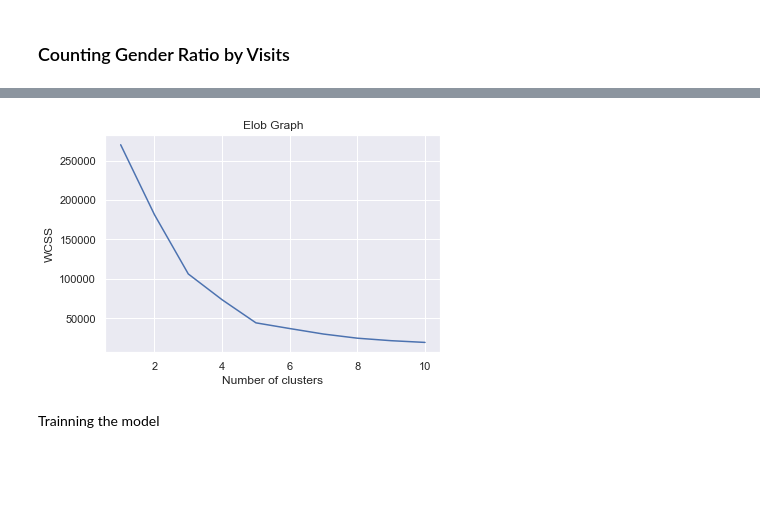
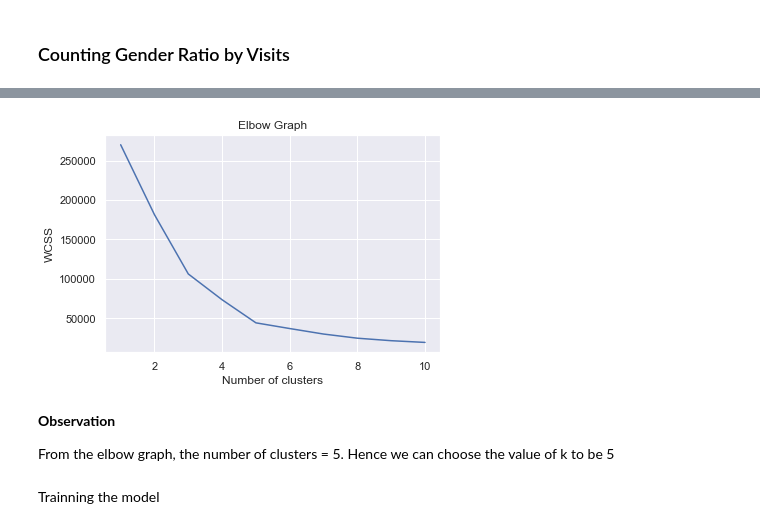
Before and after one commit to CelestialArcadia/Customer-Segmentation, a Jupyter notebook: Customer_Segmentation_Analysis.ipynb, the cells around one changed output, grey strips where cells are left out. Saved outputs shown, nothing was run; the diff lists cells and outputs as text; code cells hidden in the pictures; blank space fills up the shorter version.

```diff
--- a/Customer_Segmentation_Analysis.ipynb
+++ b/Customer_Segmentation_Analysis.ipynb
@@ -66,5 +79,6 @@ df.describe()
 # %% [markdown]
 ### Counting Gender Ratio by Visits
 # %%
-sns.countplot(x = 'Gender', data = df)
+sns.set_theme(style = "whitegrid")
+ax1 = sns.countplot(x = 'Gender', data = df)
 # %% [output]
@@ -105,13 +131,18 @@ for i in range(1,11):
 # %%
 # Using the Elbow method
 
 sns.set()
 plt.plot(range(1,11), wcss)
-plt.title("Elob Graph")
+plt.title("Elbow Graph")
 plt.xlabel("Number of clusters")
 plt.ylabel("WCSS")
 plt.show()
 # %% [output]
-[figure, old version]
+[figure, new version]
+# %% [markdown]
+<b>Observation</b>
+
+From the elbow graph, the number of clusters = 5.
+Hence we can choose the value of k to be 5
 # %% [markdown]
 Trainning the model
```
Also changed, not shown: parts of 23 cells of this notebook, 1 other file.
